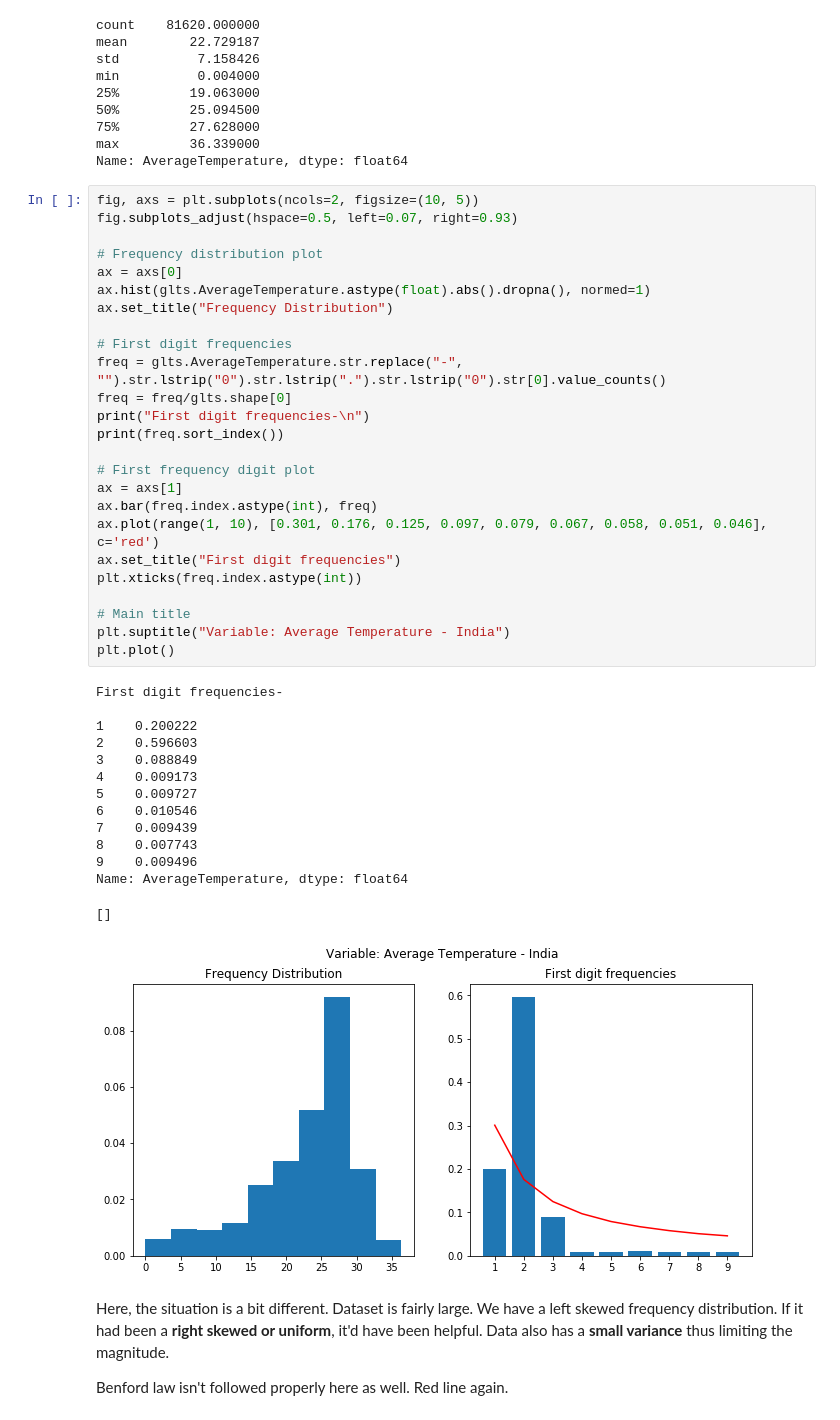
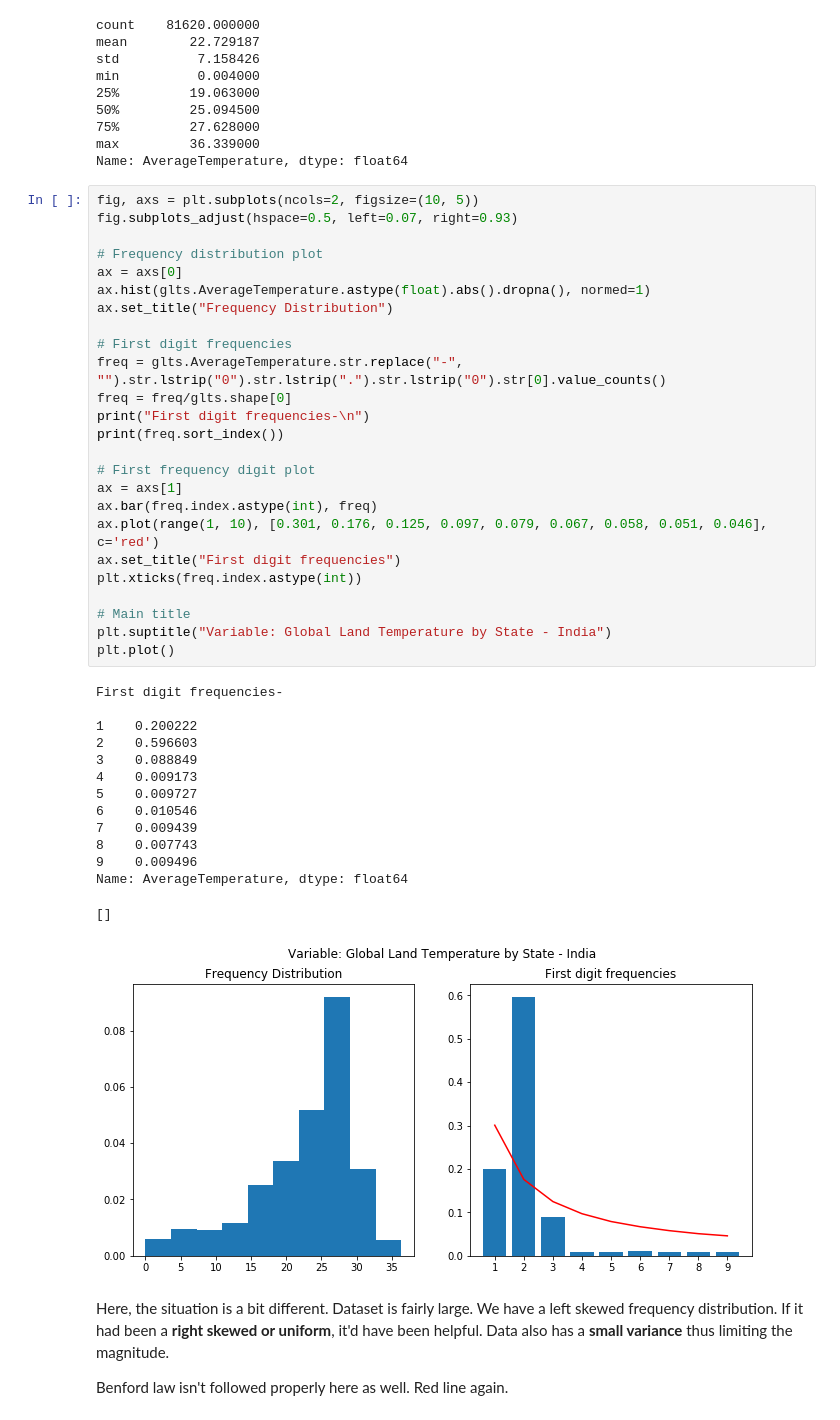
Before and after one commit to TrigonaMinima/Notebooks, a Jupyter notebook: Benford - Climate.ipynb, the cells around one changed output. Saved outputs shown, nothing was run; the diff lists cells and outputs as text.

```diff
--- a/Benford - Climate.ipynb
+++ b/Benford - Climate.ipynb
@@ -314,35 +314,35 @@ ax.set_title("Frequency Distribution")
 
 # First digit frequencies
 freq = glts.AverageTemperature.str.replace("-", "").str.lstrip("0").str.lstrip(".").str.lstrip("0").str[0].value_counts()
 freq = freq/glts.shape[0]
 print("First digit frequencies-\n")
 print(freq.sort_index())
 
 # First frequency digit plot
 ax = axs[1]
 ax.bar(freq.index.astype(int), freq)
 ax.plot(range(1, 10), [0.301, 0.176, 0.125, 0.097, 0.079, 0.067, 0.058, 0.051, 0.046], c='red')
 ax.set_title("First digit frequencies")
 plt.xticks(freq.index.astype(int))
 
 # Main title
-plt.suptitle("Variable: Average Temperature - India")
+plt.suptitle("Variable: Global Land Temperature by State - India")
 plt.plot()
 # %% [output]
 First digit frequencies-
 
 1    0.200222
 2    0.596603
 3    0.088849
 4    0.009173
 5    0.009727
 6    0.010546
 7    0.009439
 8    0.007743
 9    0.009496
 Name: AverageTemperature, dtype: float64
 []
-[figure, old version]
+[figure, new version]
 # %% [markdown]
 Here, the situation is a bit different. Dataset is fairly large. We have a left skewed frequency distribution. If it had been a **right skewed or uniform**, it'd have been helpful. Data also has a **small variance** thus limiting the magnitude.
 
```
Also changed, not shown: parts of 2 cells of this notebook, 2 other files.
